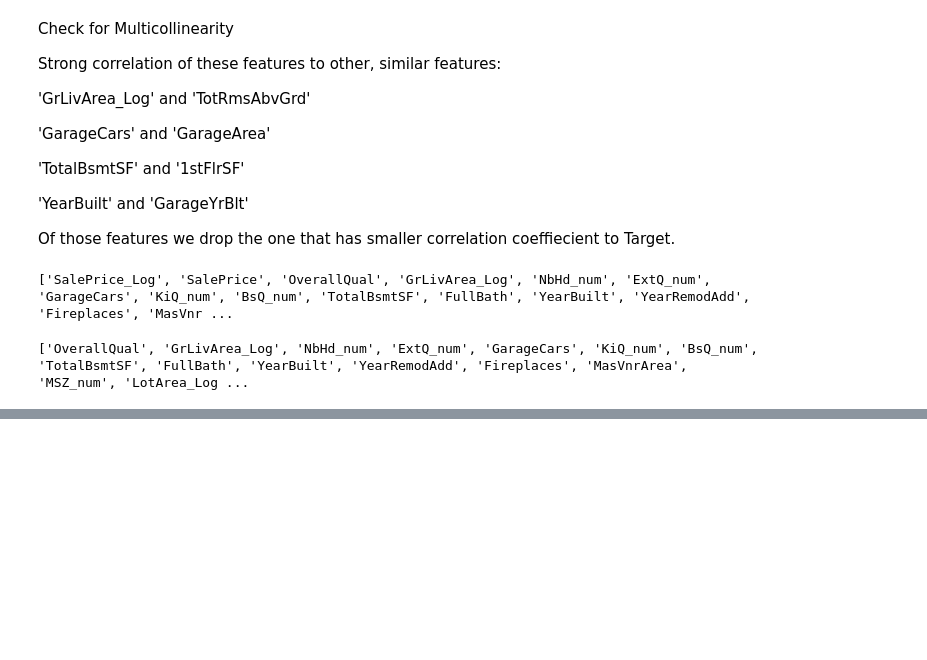
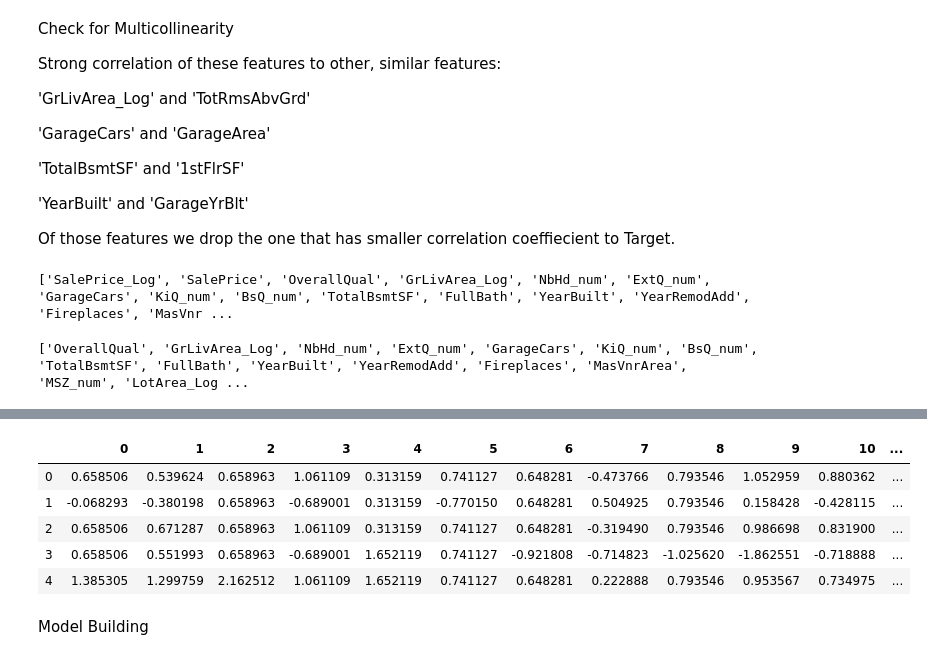
Before and after one commit to ayush237/Machine-Learning-Micro-Projects, a Jupyter notebook: Advanced House price.ipynb, the cells around one changed output, grey strips where cells are left out. Drawn from its saved outputs; the diff is of its cells as text; code cells hidden in the pictures; blank space fills up the shorter version.

Commit message:
started modelling

```diff
--- a/Advanced House price.ipynb
+++ b/Advanced House price.ipynb
@@ -762,0 +791,4 @@ y = df_train[target]
+# %%
+X_sc = df_train_sc.copy()
+y_sc = df_train[target]
+X_test_sc = df_test_sc.copy()
@@ -762,0 +825,11 @@ y = df_train[target]
+# %%
+X_sc.head()
+# %% [output]
+|  | 0 | 1 | 2 | 3 | 4 | 5 | 6 | 7 | 8 | 9 | 10 | ... |
+| 0 | 0.658506 | 0.539624 | 0.658963 | 1.061109 | 0.313159 | 0.741127 | 0.648281 | -0.473766 | 0.793546 | 1.052959 | 0.880362 | ... |
+| 1 | -0.068293 | -0.380198 | 0.658963 | -0.689001 | 0.313159 | -0.770150 | 0.648281 | 0.504925 | 0.793546 | 0.158428 | -0.428115 | ... |
+| 2 | 0.658506 | 0.671287 | 0.658963 | 1.061109 | 0.313159 | 0.741127 | 0.648281 | -0.319490 | 0.793546 | 0.986698 | 0.831900 | ... |
+| 3 | 0.658506 | 0.551993 | 0.658963 | -0.689001 | 1.652119 | 0.741127 | -0.921808 | -0.714823 | -1.025620 | -1.862551 | -0.718888 | ... |
+| 4 | 1.385305 | 1.299759 | 2.162512 | 1.061109 | 1.652119 | 0.741127 | 0.648281 | 0.222888 | 0.793546 | 0.953567 | 0.734975 | ... |
+# %% [markdown]
+Model Building
```
Also changed, not shown: parts of 13 cells of this notebook.
